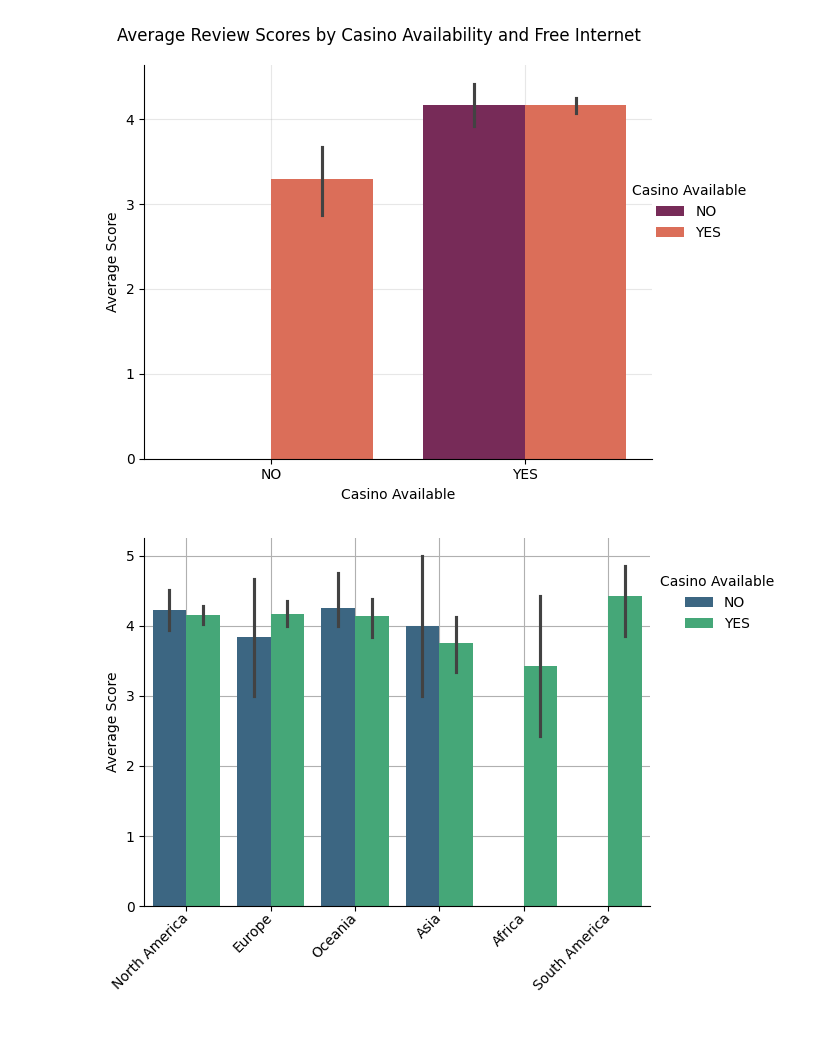
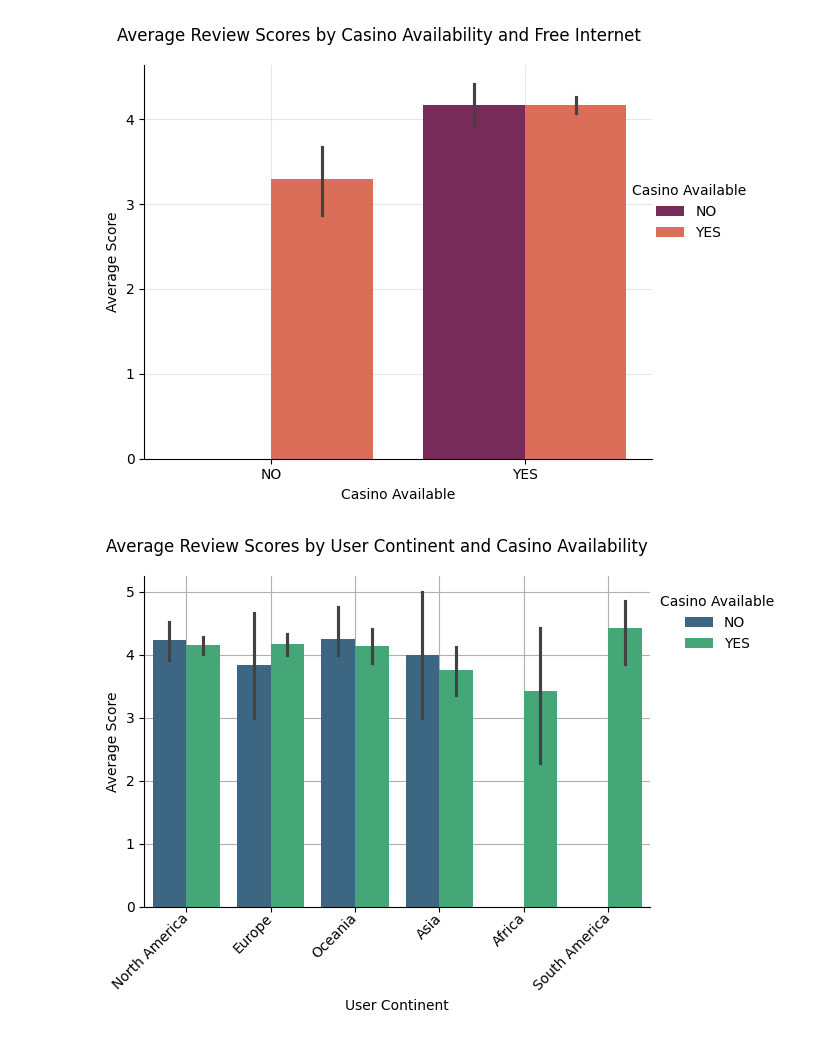
Before and after one commit to jhlopesalves/data-science-notebooks, a Jupyter notebook: Python/data_manipulation/pandas/working_with_categorical_data/categorical_data.ipynb, the cells around one changed output. Cells and saved outputs as stored; diff of their text form; code cells hidden in the pictures.

```diff
--- a/Python/data_manipulation/pandas/working_with_categorical_data/categorical_data.ipynb
+++ b/Python/data_manipulation/pandas/working_with_categorical_data/categorical_data.ipynb
@@ -2189,23 +2189,23 @@ plt.show()
 # %%
 # Update the x parameter to be "User continent".
 
 g = sns.catplot(x="User continent", y="Score", data=reviews,
                 kind="bar", palette="viridis", hue="Casino")
-g.figure.suptitle("")
-g.set_axis_labels("", "Average Score")
+g.figure.suptitle("Average Review Scores by User Continent and Casino Availability")
+g.set_axis_labels("User Continent", "Average Score")
 
 # Position the legend
 leg = g._legend
 leg.set_title("Casino Available")
 leg.set_bbox_to_anchor((1.20, 0.8))
 
 for ax in g.axes.flat:
     ax.grid(True)
     ax.set_axisbelow(True)
     plt.setp(ax.get_xticklabels(), rotation=45, ha="right", va="center", rotation_mode="anchor")
 
 
 plt.tight_layout()
 plt.show()
 # %% [output]
-[figure, old version]
+[figure, new version]
```
Also changed, not shown: parts of 51 cells of this notebook, 5 other files.
